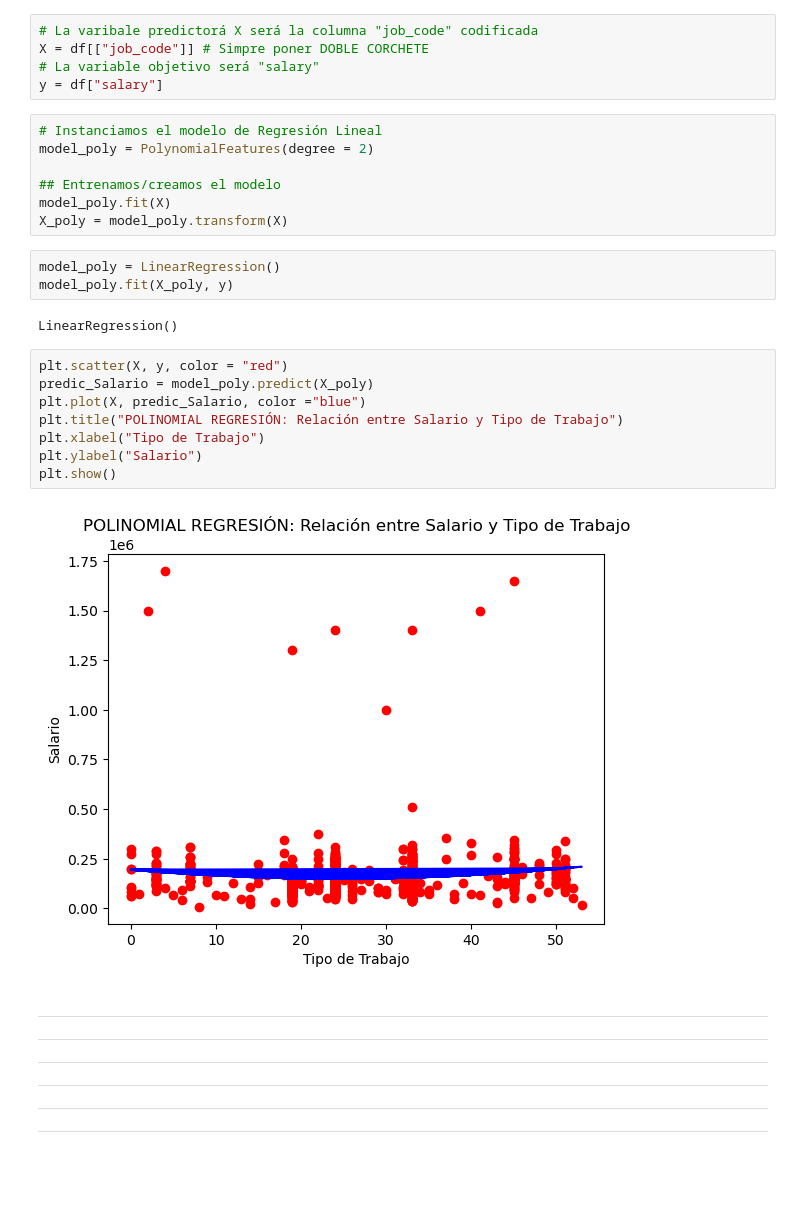
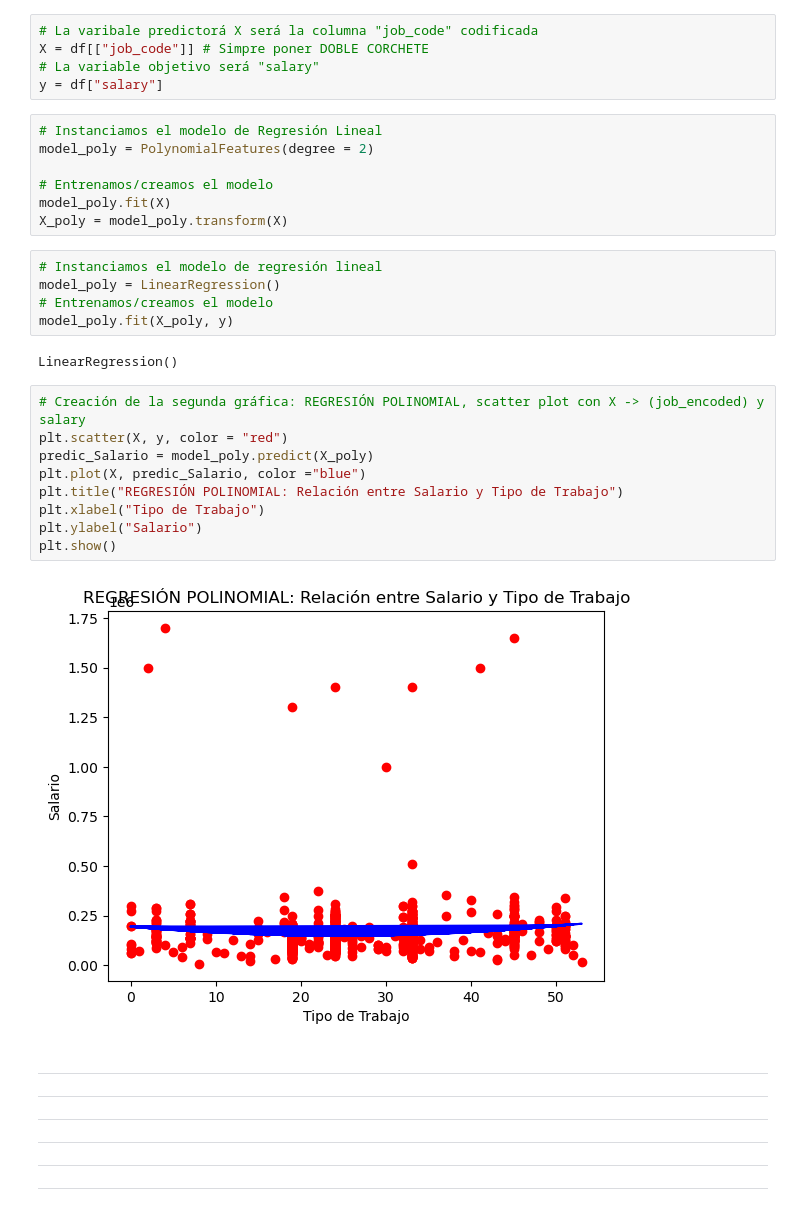
Before and after one commit to egoitzaulestia/curso_IA, a Jupyter notebook: cursoIA_tarea_1_EgoitzAulestia.ipynb, the cells around one changed output. Drawn from its saved outputs; the diff is of its cells as text; blank space fills up the shorter version.

```diff
--- a/cursoIA_tarea_1_EgoitzAulestia.ipynb
+++ b/cursoIA_tarea_1_EgoitzAulestia.ipynb
@@ -160,24 +147,27 @@ y = df["salary"]
 # Instanciamos el modelo de Regresión Lineal
 model_poly = PolynomialFeatures(degree = 2)
 
-## Entrenamos/creamos el modelo
+# Entrenamos/creamos el modelo
 model_poly.fit(X)
 X_poly = model_poly.transform(X)
 # %%
+# Instanciamos el modelo de regresión lineal
 model_poly = LinearRegression()
+# Entrenamos/creamos el modelo
 model_poly.fit(X_poly, y)
 # %% [output]
 LinearRegression()
 # %%
+# Creación de la segunda gráfica: REGRESIÓN POLINOMIAL, scatter plot con X -> (job_encoded) y salary
 plt.scatter(X, y, color = "red")
 predic_Salario = model_poly.predict(X_poly)
 plt.plot(X, predic_Salario, color ="blue")
-plt.title("POLINOMIAL REGRESIÓN: Relación entre Salario y Tipo de Trabajo")
+plt.title("REGRESIÓN POLINOMIAL: Relación entre Salario y Tipo de Trabajo")
 plt.xlabel("Tipo de Trabajo")
 plt.ylabel("Salario")
 plt.show()
 # %% [output]
-[figure, old version]
+[figure, new version]
 # %% [markdown]
 ---
 ---
```
Also changed, not shown: parts of 13 cells of this notebook, 1 other file.
